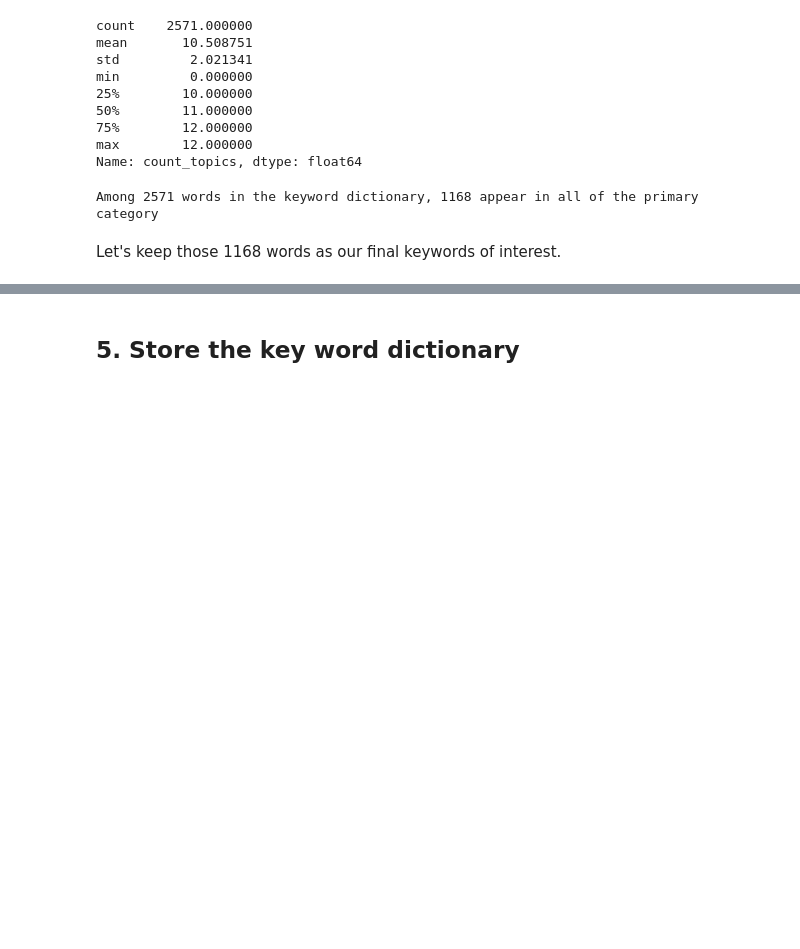
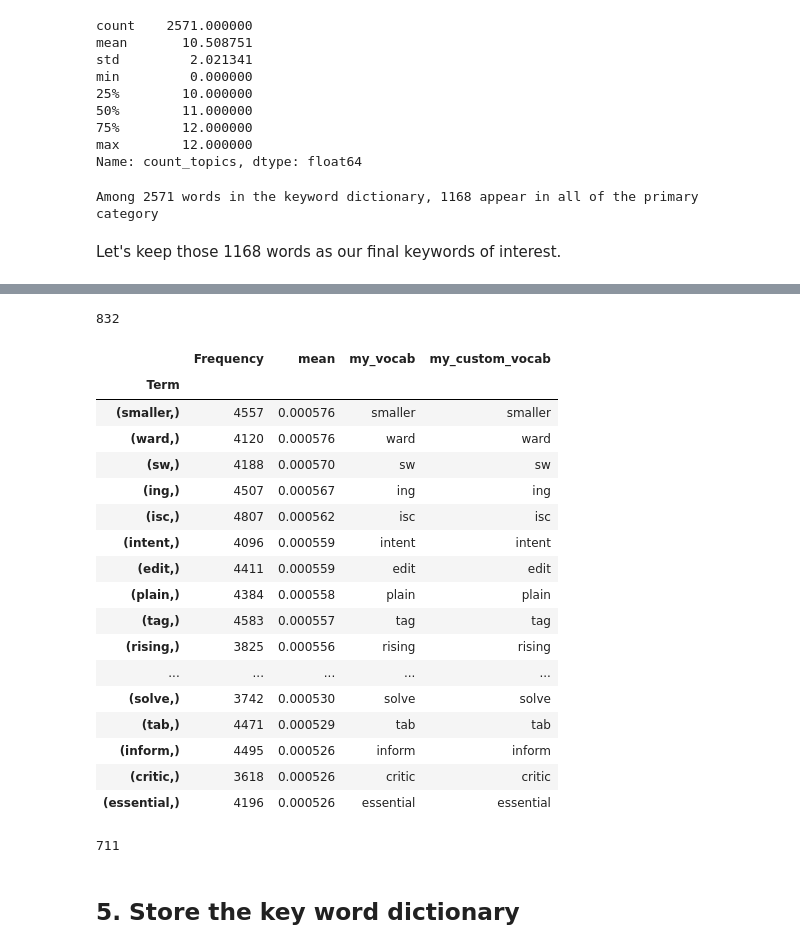
Before and after one commit to margeumkim/BRIDGEMAIL, a Jupyter notebook: 03_TF-IDF.ipynb, the cells around one changed output, grey strips where cells are left out. Saved outputs shown, nothing was run; the diff lists cells and outputs as text; code cells hidden in the pictures; blank space fills up the shorter version.

```diff
--- a/03_TF-IDF.ipynb
+++ b/03_TF-IDF.ipynb
@@ -560,0 +603,31 @@ final_keywords_dictionary.head()
+# %%
+my_vocab = []
+
+for item in list(final_keywords_dictionary.index):
+    my_vocab.append(str(item).split('\'')[1])
+
+#final_keywords_dictionary['my_vocab'] = my_vocab
+new_dict = final_keywords_dictionary[~final_keywords_dictionary['my_vocab'].isin(my_stopwords)]
+# %%
+print(len(new_dict))
+new_dict.sort_values(by='mean', ascending=False)[800:]    # from 750 and on, moslty names and abbreviations
+# %% [output]
+832
+|  | Frequency | mean | my_vocab | my_custom_vocab |
+| Term |  |  |  |  |
+| (smaller,) | 4557 | 0.000576 | smaller | smaller |
+| (ward,) | 4120 | 0.000576 | ward | ward |
+| (sw,) | 4188 | 0.000570 | sw | sw |
+| (ing,) | 4507 | 0.000567 | ing | ing |
+| (isc,) | 4807 | 0.000562 | isc | isc |
+| (intent,) | 4096 | 0.000559 | intent | intent |
+| (edit,) | 4411 | 0.000559 | edit | edit |
+| (plain,) | 4384 | 0.000558 | plain | plain |
+| (tag,) | 4583 | 0.000557 | tag | tag |
+| (rising,) | 3825 | 0.000556 | rising | rising |
+| ... | ... | ... | ... | ... |
+| (solve,) | 3742 | 0.000530 | solve | solve |
+| (tab,) | 4471 | 0.000529 | tab | tab |
+| (inform,) | 4495 | 0.000526 | inform | inform |
+| (critic,) | 3618 | 0.000526 | critic | critic |
+| (essential,) | 4196 | 0.000526 | essential | essential |
@@ -561,3 +661,8 @@ final_keywords_dictionary.head()
+# %%
+reduced_dict[50:100]
+len(reduced_dict)
+# %% [output]
+711
 # %% [markdown]
 ## 5. Store the key word dictionary
 # %%
```
Also changed, not shown: parts of 6 cells of this notebook.
